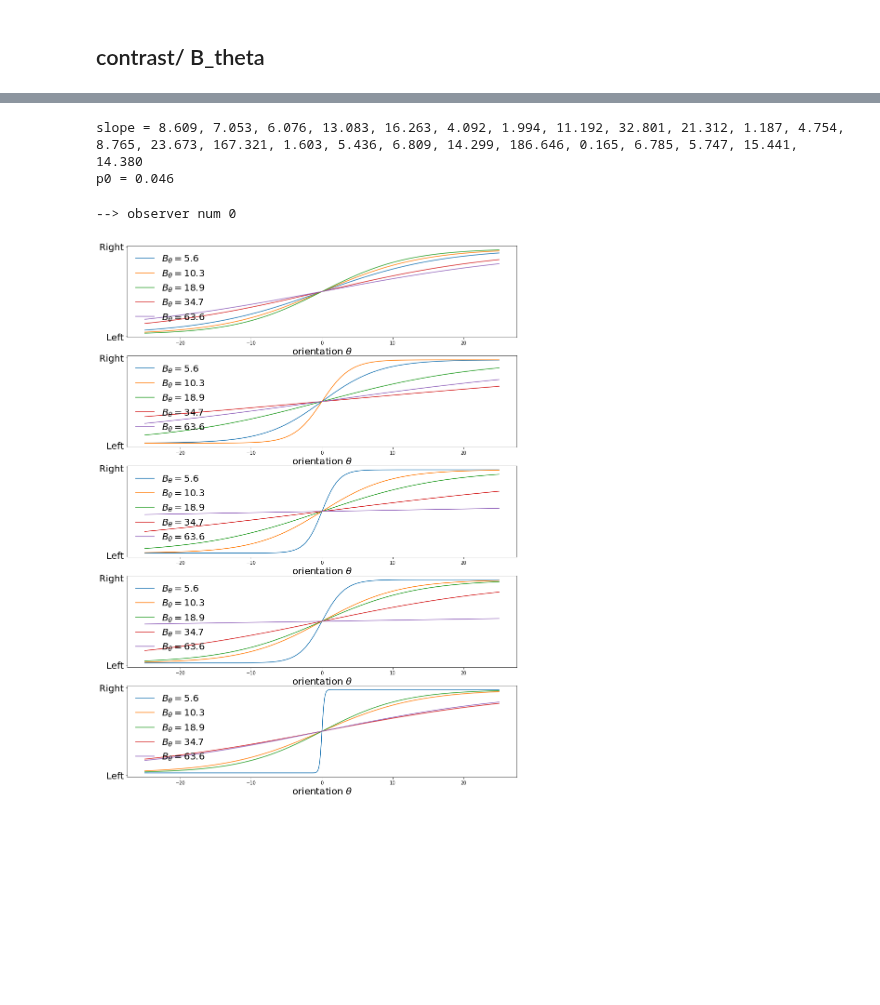
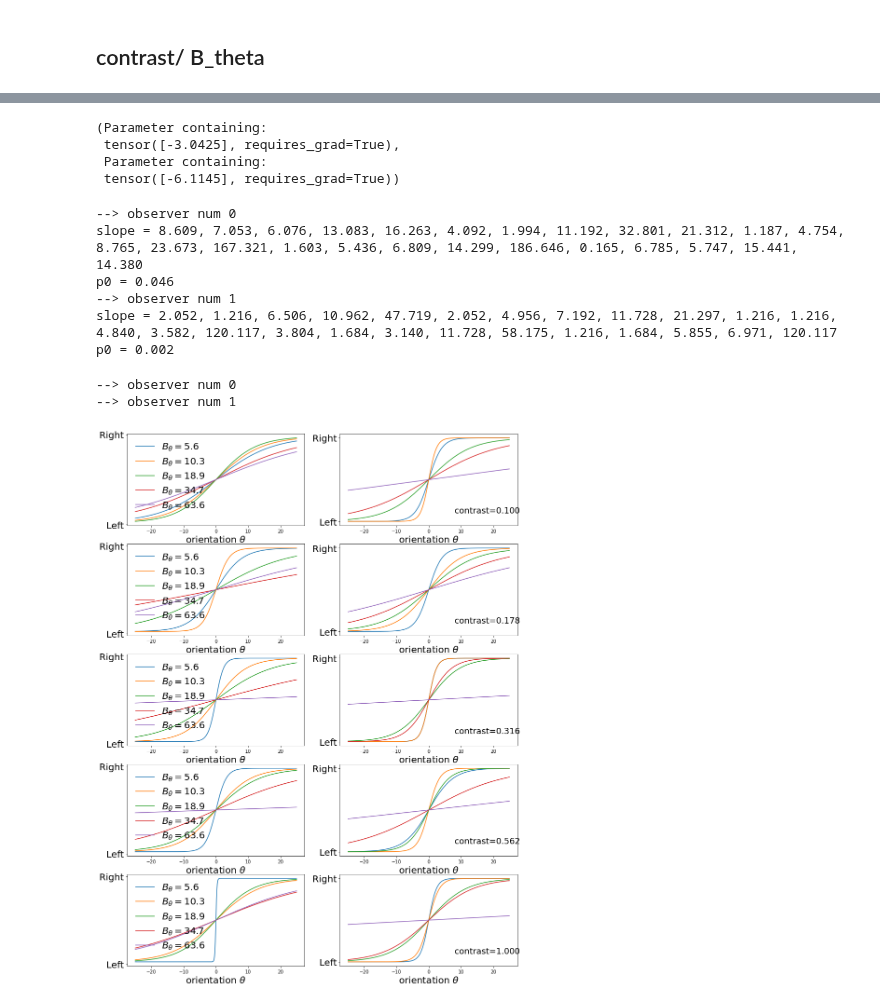
Before and after one commit to jennafradin/MSc-Internship, a Jupyter notebook: Notebooks/W17/49_analysis_contrats.ipynb, the cells around one changed output, grey strips where cells are left out. Drawn from its saved outputs; the diff is of its cells as text; code cells hidden in the pictures; blank space fills up the shorter version.

```diff
--- a/Notebooks/W17/49_analysis_contrats.ipynb
+++ b/Notebooks/W17/49_analysis_contrats.ipynb
@@ -56,7 +55,7 @@ for num, data in enumerate(subj_data_list) :
     for i, item in enumerate(data):
         #print(i, item)
         data_dict[num]['theta'][0, i] = item[1]*180/np.pi
-        data_dict[num]['conditions'][0, i] = item[5]+item[6]*len(B_theta_list)
+        data_dict[num]['conditions'][0, i] = item[5]+item[6]*len(contrast_list)
         data_dict[num]['response'][0, i] = 1 if item[2] == 'right' else 0
 # %%
 import torch
@@ -96,13 +95,9 @@ beta1, beta2 = 0.9, 0.999
 betas = (beta1, beta2)
 num_epochs = 2 ** 12 + 1
 
-def fit_data(
+def fit_data(logistic_model,
     theta, ind_condition, y,
-    logit0_init=logit0_init * torch.ones(1), theta0_init=theta0_init*torch.ones(N_conditions),
-    log_wt_init=torch.log(log_wt_init*torch.ones(N_conditions)),
-    bias=bias,
     learning_rate=learning_rate,
-    # batch_size=batch_size,  # previous notebook showed that learning_rate had no influence on performance
     num_epochs=num_epochs,
     betas=betas,
     verbose=False, **kwargs
@@ -112,7 +107,6 @@ def fit_data(
     device = torch.device("cuda" if torch.cuda.is_available() else "cpu")
     Theta, Ind_condition, labels = Theta.to(device), Ind_condition.to(device), labels.to(device)
 
-    logistic_model = LogisticRegressionModel(logit0_init, theta0_init, log_wt_init, bias=bias)
     logistic_model = logistic_model.to(device)
     logistic_model.train()
     optimizer = torch.optim.Adam(logistic_model.parameters(), lr=learning_rate, betas=betas)
@@ -133,6 +127,7 @@ def fit_data(
     Theta, Ind_condition, labels = torch.Tensor(theta[:, None]), torch.Tensor(ind_condition[:, None]), torch.Tensor(y[:, None])
     outputs = logistic_model(Theta, Ind_condition)
     loss = criterion(outputs, labels).item() / len(theta)
+    logistic_model = logistic_model.cpu()
     return logistic_model, loss
 # %%
 bias = False
@@ -141,10 +136,10 @@ logit0_init = logit0_init * torch.ones(1)
 # indep = logit0_init=logit0_init * torch.ones(int(len(data)/len(B_theta_list)/len(contrast_list)))
 results = {}
 for num, data in enumerate(subj_data_list) :
-    logistic_model, loss = fit_data(data_dict[num]['theta'],
-                                    data_dict[num]['conditions'],
-                                    data_dict[num]['response'],
-                                    bias=bias, logit0_init=logit0_init, verbose=True)
+    logistic_model = LogisticRegressionModel(logit0_init * torch.ones(1), theta0_init*torch.ones(N_conditions), torch.log(log_wt_init*torch.ones(N_conditions)), bias=bias)
+    logistic_model, loss = fit_data(logistic_model, data_dict[num]['theta'],
+                                  data_dict[num]['conditions'],
+                                  data_dict[num]['response'], verbose=True)
     results[num] = logistic_model
     print("Final loss =", loss)
 # %% [output]
@@ -168,3 +163,10 @@ Final loss = 322.3542023720882
+# %%
+results[0].logit0, results[1].logit0
+# %% [output]
+(Parameter containing:
+ tensor([-3.0425], requires_grad=True),
+ Parameter containing:
+ tensor([-6.1145], requires_grad=True))
 # %%
 def npa2str(npa):
     """
@@ -189,36 +191,43 @@ def get_params(logistic_model, verbose=False):
         print(f"p0 = {npa2str(p0_)}")
     return theta0_, wt_, p0_
 
-
-theta0_, wt_, p0_ = get_params(logistic_model, verbose=True)
+for num, data in enumerate(subj_data_list) :
+    print('--> observer num', num)
+    theta0_, wt_, p0_ = get_params(results[num], verbose=True)
 # %% [output]
+--> observer num 0
 slope = 8.609, 7.053, 6.076, 13.083, 16.263, 4.092, 1.994, 11.192, 32.801, 21.312, 1.187, 4.754, 8.765, 23.673, 167.321, 1.603, 5.436, 6.809, 14.299, 186.646, 0.165, 6.785, 5.747, 15.441, 14.380
 p0 = 0.046
+--> observer num 1
+slope = 2.052, 1.216, 6.506, 10.962, 47.719, 2.052, 4.956, 7.192, 11.728, 21.297, 1.216, 1.216, 4.840, 3.582, 120.117, 3.804, 1.684, 3.140, 11.728, 58.175, 1.216, 1.684, 5.855, 6.971, 120.117
+p0 = 0.002
 # %%
+fig, axs = plt.subplots(len(contrast_list), len(subj_data_list), figsize=(15, 21))
 for num, data in enumerate(subj_data_list) :
     print('--> observer num', num)
-
-    fig, axs = plt.subplots(len(contrast_list), 1, figsize=(15, 21))
     x_values = np.linspace(-25, 25, 400)
 
     for i_contrast, contrast in enumerate(contrast_list):
-        ax = axs[i_contrast]
-
+        if len(subj_data_list)>1:
+            ax = axs[i_contrast][num]
+        else:
+            ax = axs[i_contrast]
         #colors = plt.cm.inferno(np.linspace(1, .2, len(B_thetas))) #tc colormap
 
         for i_B_theta, B_theta in enumerate(B_theta_list):
             i_condition = i_B_theta + i_contrast*len(B_theta_list)
             conditions = i_condition*np.ones_like(x_values)
             y_values = results[num](torch.Tensor(x_values),
                                       torch.ByteTensor(conditions)).detach().numpy()
             ax.plot(x_values, y_values, label=r'$B_\theta=%s$' % f'{B_theta:.1f}')
 
         ax.set_xlabel(r"orientation $\theta$", fontsize=20)
         ax.set_yticks([0.0, 1.0])
         ax.set_yticklabels(["Left", "Right"], fontsize=20)
-        ax.legend(fontsize=20, frameon=False, scatterpoints=6)
-        #if i_contrast==0: ax.legend(fontsize=20, frameon=False, scatterpoints=6)
+        if num==0: ax.legend(fontsize=20, frameon=False, scatterpoints=6)
+        if num==len(subj_data_list)-1: ax.text(8, 0.1, f'contrast={contrast:.3f}', fontsize=18)
 # %% [output]
 --> observer num 0
+--> observer num 1
-[figure, old version]
+[figure, new version]
 # %%
```
Also changed, not shown: parts of 4 cells of this notebook, 4 other files.
